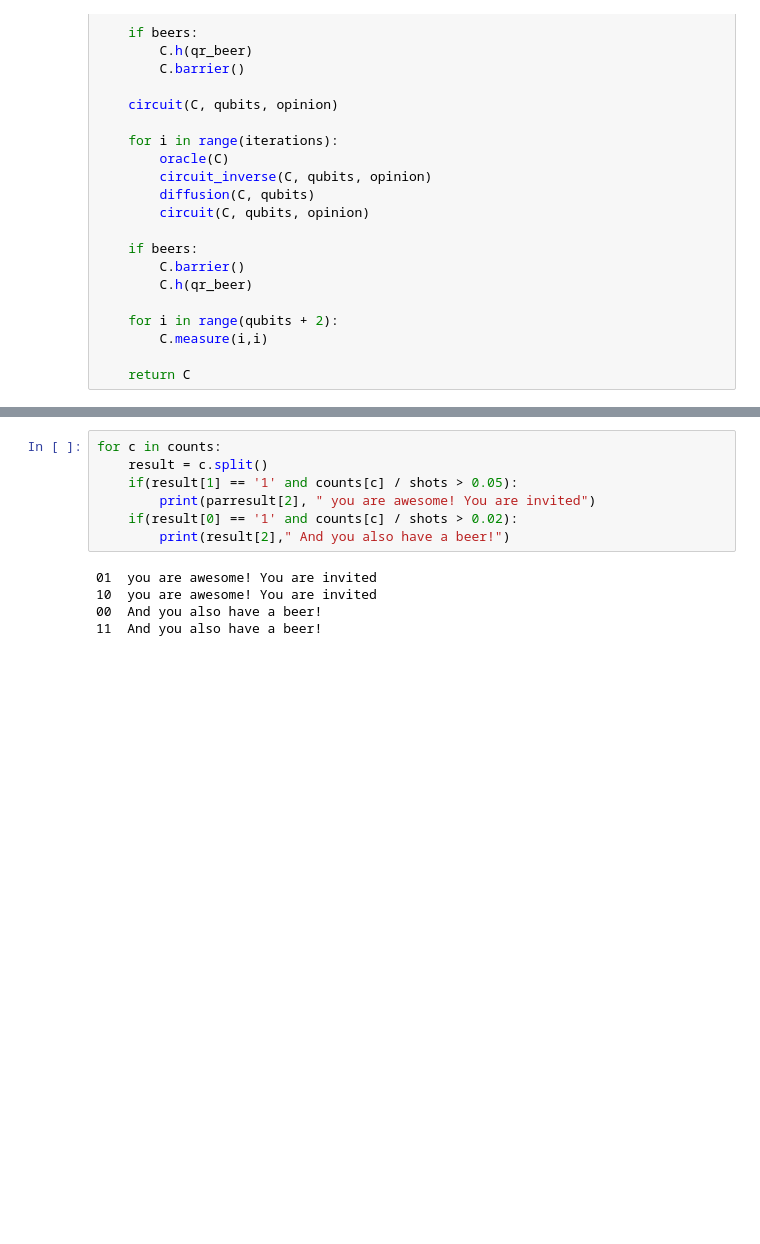
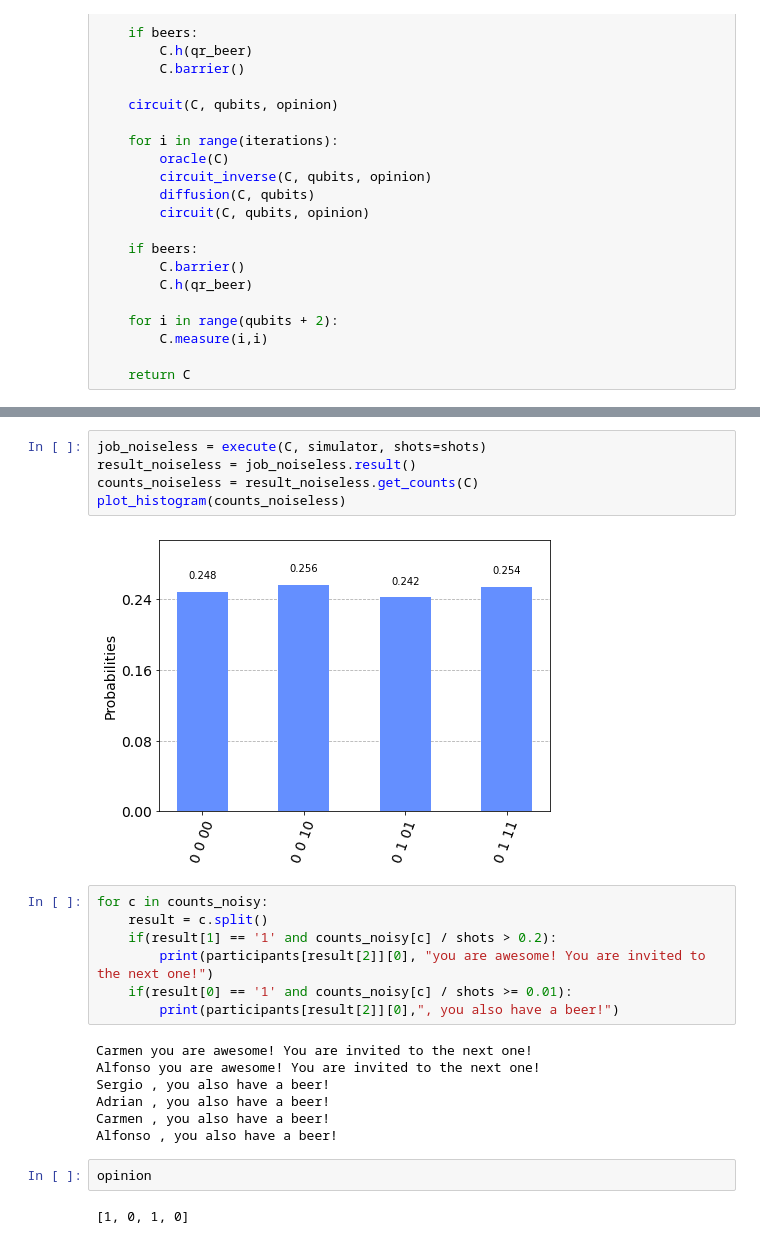
Before and after one commit to QuantumBarcelona/QuantumBeers, a Jupyter notebook: quantum_beers.ipynb, the cells around one changed output, grey strips where cells are left out. Cells and saved outputs as stored; diff of their text form; blank space fills up the shorter version.

```diff
--- a/quantum_beers.ipynb
+++ b/quantum_beers.ipynb
@@ -171,12 +152,25 @@ plot_histogram(counts) # Visualise the results
+# %%
+job_noiseless = execute(C, simulator, shots=shots)
+result_noiseless = job_noiseless.result()
+counts_noiseless = result_noiseless.get_counts(C)
+plot_histogram(counts_noiseless)
+# %% [output]
+[figure, added]
 # %%
-for c in counts:
+for c in counts_noisy:
     result = c.split()
-    if(result[1] == '1' and counts[c] / shots > 0.05):
-        print(parresult[2], " you are awesome! You are invited")
-    if(result[0] == '1' and counts[c] / shots > 0.02):
-        print(result[2]," And you also have a beer!")
+    if(result[1] == '1' and counts_noisy[c] / shots > 0.2):
+        print(participants[result[2]][0], "you are awesome! You are invited to the next one!")
+    if(result[0] == '1' and counts_noisy[c] / shots >= 0.01):
+        print(participants[result[2]][0],", you also have a beer!")
 # %% [output]
-01  you are awesome! You are invited
-10  you are awesome! You are invited
-00  And you also have a beer!
-11  And you also have a beer!
+Carmen you are awesome! You are invited to the next one!
+Alfonso you are awesome! You are invited to the next one!
+Sergio , you also have a beer!
+Adrian , you also have a beer!
+Carmen , you also have a beer!
+Alfonso , you also have a beer!
+# %%
+opinion
+# %% [output]
+[1, 0, 1, 0]
```
Also changed, not shown: parts of 12 cells of this notebook.
